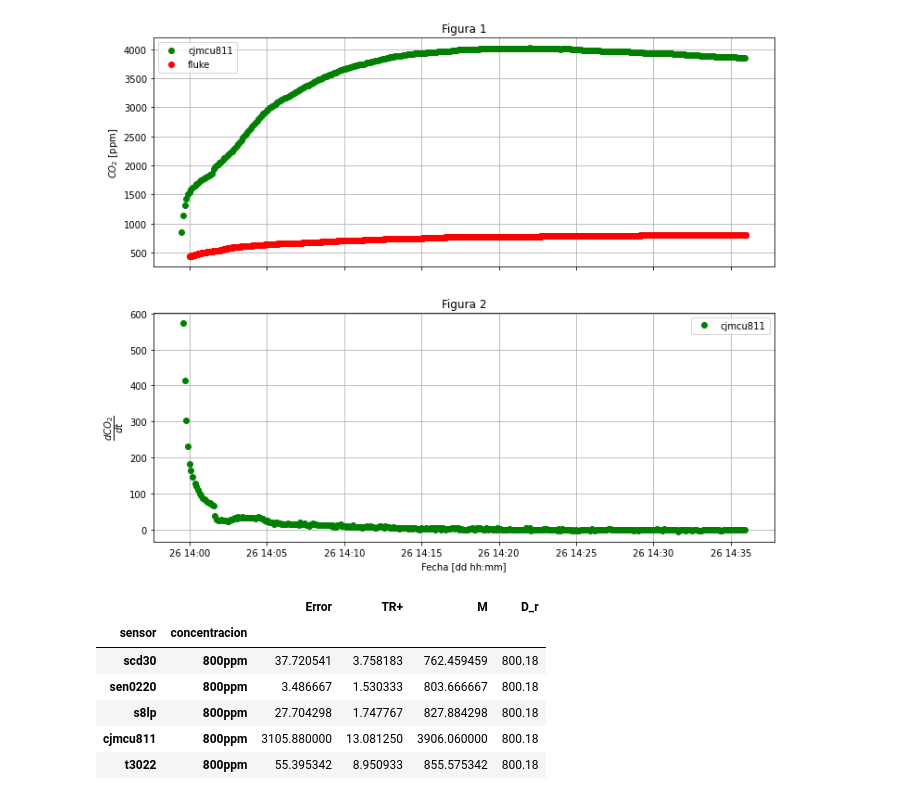
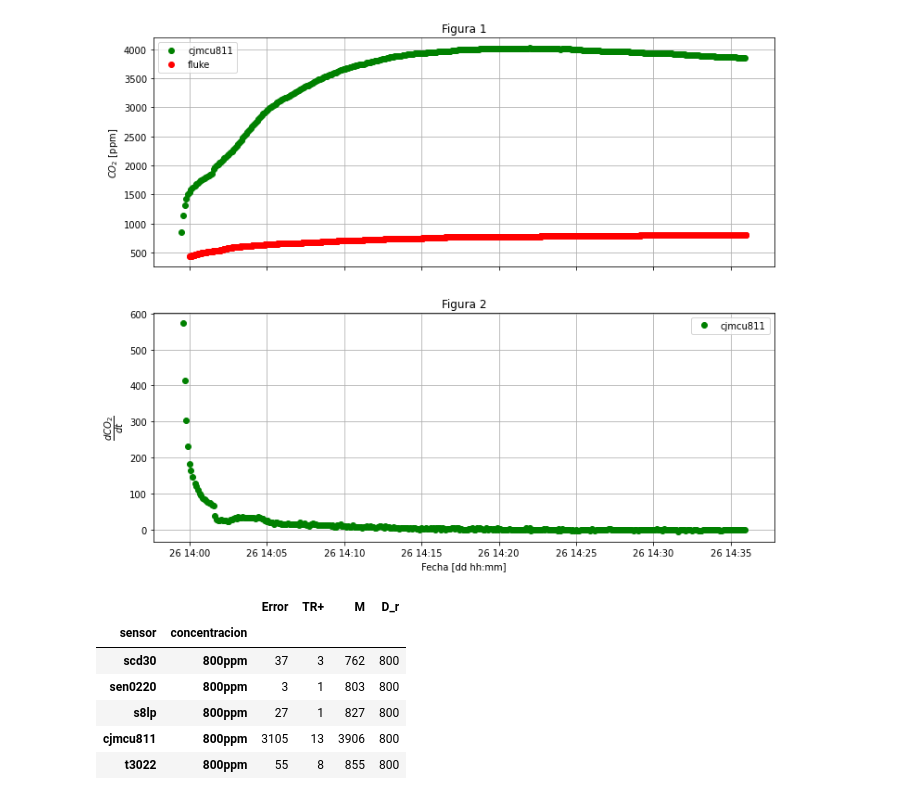
Before and after one commit to lata-mas/Monitor_co2_pistas_educativas, a Jupyter notebook: sensores_vco2/notebooks/analisis_800ppm.ipynb, the cells around one changed output. Saved outputs shown, nothing was run; the diff lists cells and outputs as text; code cells hidden in the pictures.

```diff
--- a/sensores_vco2/notebooks/analisis_800ppm.ipynb
+++ b/sensores_vco2/notebooks/analisis_800ppm.ipynb
@@ -56,20 +56,20 @@ cjmcu811 801ppm         14.0837  3068.733333
 # %%
 scd30    = analiza_sensor(tb,fluke,sensor="scd30",   grafica=False,int_promedio=int2,intervalo=inte)
 sen0220  = analiza_sensor(tb,fluke,sensor="sen0220", grafica=False,int_promedio=int2,intervalo=inte)
 s8lp     = analiza_sensor(tb,fluke,sensor="s8lp",    grafica=False,int_promedio=int2,intervalo=inte)
 cjmcu811 = analiza_sensor(tb,fluke,sensor="cjmcu811",grafica=False,int_promedio=int2,intervalo=inte)
 t3022    = analiza_sensor(tb,fluke,sensor="t3022",   grafica=False,int_promedio=int2,intervalo=inte)
 resultados = pd.concat([scd30,sen0220,s8lp,cjmcu811,t3022],
                              axis=0)
 resultados.to_csv("../data/resultado_800ppm.csv")
 
-resultados
+resultados.astype(int)
 # %% [output]
 |  |  | Error | TR+ | M | D_r |
 | sensor | concentracion |  |  |  |  |
-| scd30 | 800ppm | 37.720541 | 3.758183 | 762.459459 | 800.18 |
-| sen0220 | 800ppm | 3.486667 | 1.530333 | 803.666667 | 800.18 |
-| s8lp | 800ppm | 27.704298 | 1.747767 | 827.884298 | 800.18 |
-| cjmcu811 | 800ppm | 3105.880000 | 13.081250 | 3906.060000 | 800.18 |
-| t3022 | 800ppm | 55.395342 | 8.950933 | 855.575342 | 800.18 |
+| scd30 | 800ppm | 37 | 3 | 762 | 800 |
+| sen0220 | 800ppm | 3 | 1 | 803 | 800 |
+| s8lp | 800ppm | 27 | 1 | 827 | 800 |
+| cjmcu811 | 800ppm | 3105 | 13 | 3906 | 800 |
+| t3022 | 800ppm | 55 | 8 | 855 | 800 |
 # %%
```
Also changed, not shown: parts of 1 cell of this notebook, 2 other files.
